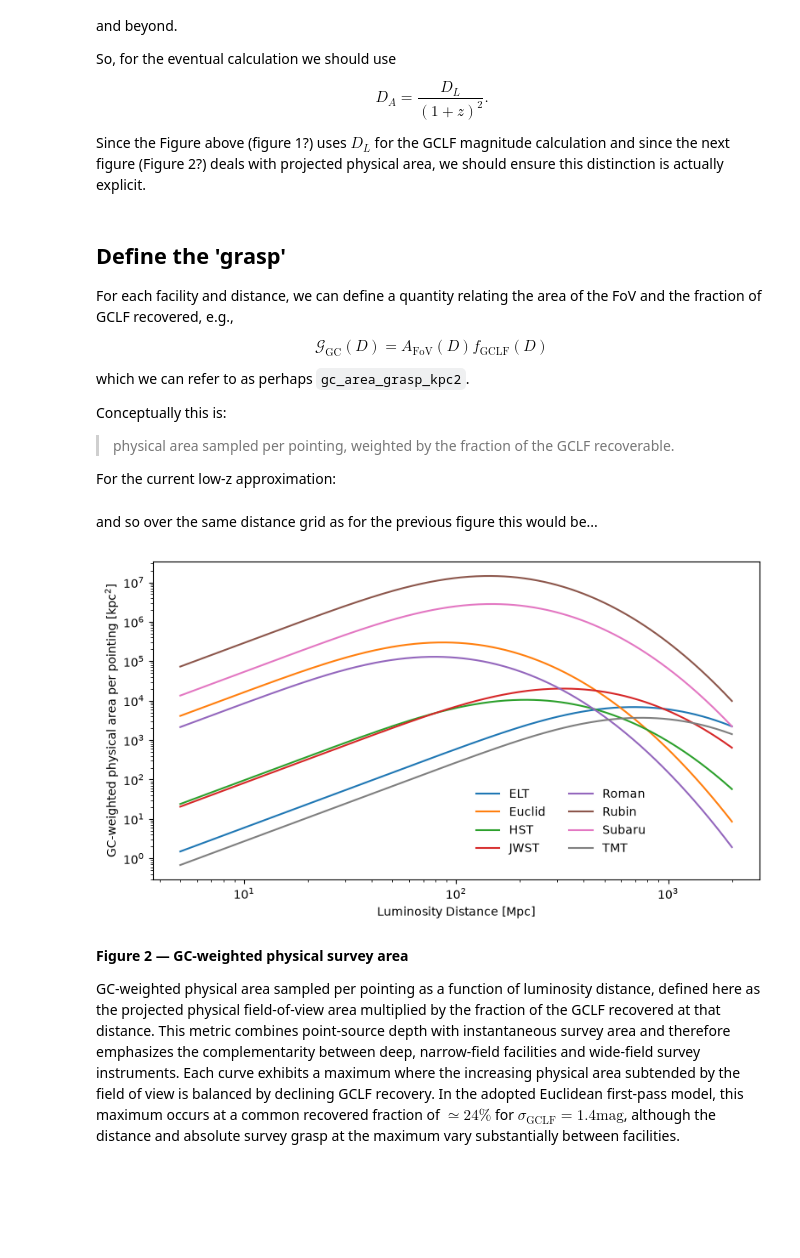
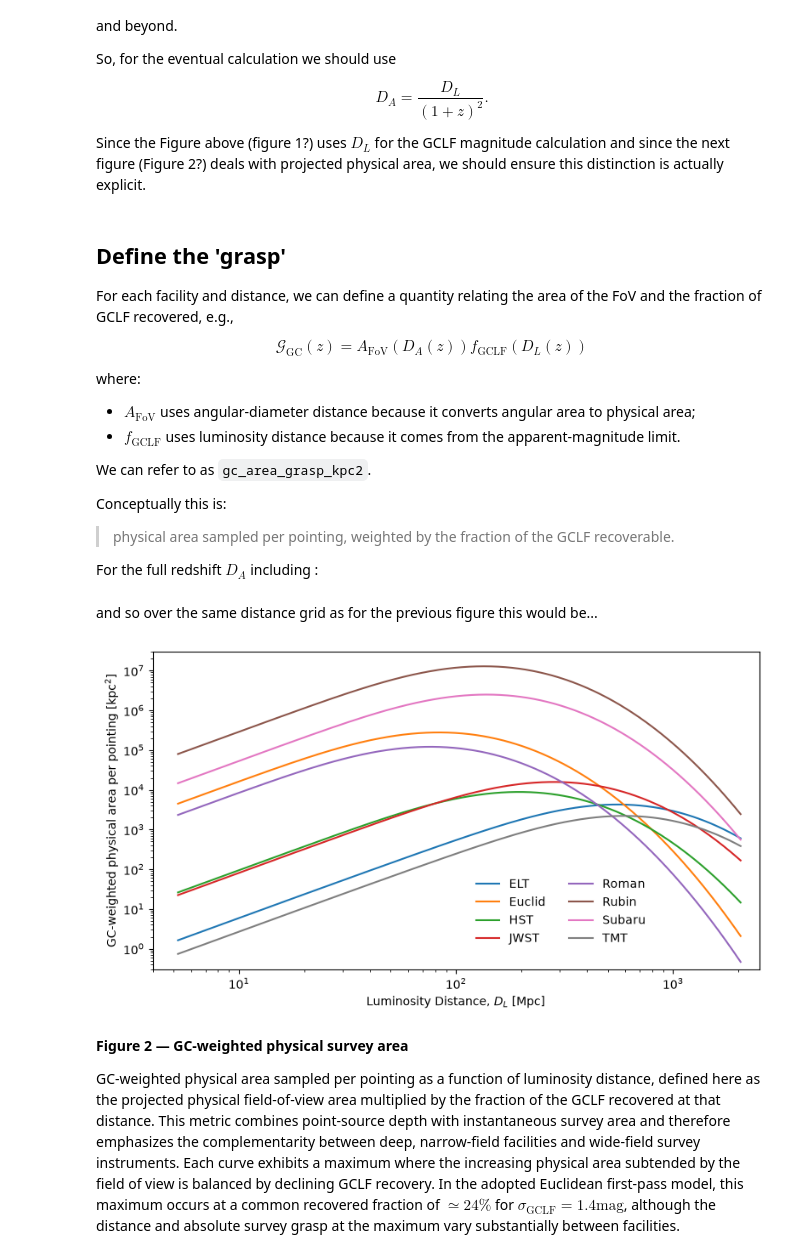
Before and after one commit to Pommers/gc-survey-telescopes, a Jupyter notebook: notebooks/02_gclf_reach.ipynb, the cells around one changed output. Saved outputs shown, nothing was run; the diff lists cells and outputs as text; code cells hidden in the pictures; blank space fills up the shorter version.

```diff
--- a/notebooks/02_gclf_reach.ipynb
+++ b/notebooks/02_gclf_reach.ipynb
@@ -742,13 +742,18 @@ Since the Figure above (figure 1?) uses $D_L$ for the GCLF magnitude calculation
 
 For each facility and distance, we can define a quantity relating the area of the FoV and the fraction of GCLF recovered, e.g.,
 
-$$\mathcal{G}_\mathrm{GC}(D)=A_\mathrm{FoV}(D)f_\mathrm{GCLF}(D)$$
+$$\mathcal{G}_\mathrm{GC}(z)=A_\mathrm{FoV}(D_A(z))f_\mathrm{GCLF}(D_L(z))$$
 
-which we can refer to as perhaps `gc_area_grasp_kpc2`.
+where:
+
+- $A_\mathrm{FoV}$ uses angular-diameter distance because it converts angular area to physical area;
+- $f_\mathrm{GCLF}$ uses luminosity distance because it comes from the apparent-magnitude limit.
+
+We can refer to as `gc_area_grasp_kpc2`.
 
 Conceptually this is:
 
 > physical area sampled per pointing, weighted by the fraction of the GCLF recoverable.
 
-For the current low-z approximation:
+For the full redshift $D_A$ including :
 # %%
@@ -789,6 +820,7 @@ dist = np.logspace(
 )
 
 grasp_rows = []
+
 
 for _, row in reach.iterrows():
 
@@ -799,56 +831,61 @@ for _, row in reach.iterrows():
         "fov_area_deg2"
     ].iloc[0]
 
-    for D in dist:
+    for z, D_L, D_A in zip(z_grid, D_L_grid, D_A_grid):
+
+        f_gc = recovered_fraction(
+            D_L,
+            row["depth_5sigma_ab"],
+            row["M_to_ab"]
+        )
+
+        area = physical_fov_area_kpc2(
+            D_A,
+            fov
+        )
 
         grasp_rows.append({
             "facility": facility,
-            "distance_mpc": D,
-            "gc_fraction": recovered_fraction(
-                D,
-                row["depth_5sigma_ab"],
-                row["M_to_ab"]
-            ),
-            "fov_area_kpc2": physical_fov_area_kpc2(
-                D, fov
-            ),
+            "z": z,
+            "D_L_mpc": D_L,
+            "D_A_mpc": D_A,
+            "gc_fraction": f_gc,
+            "fov_area_kpc2": area,
+            "gc_area_grasp_kpc2": area * f_gc,
         })
 
 grasp = pd.DataFrame(grasp_rows)
-
-grasp["gc_area_grasp_kpc2"] = (
-    grasp["fov_area_kpc2"] *
-    grasp["gc_fraction"]
-)
 # %%
 fig, ax = plt.subplots(figsize=(8, 4.5))
 
-# ax.set_title("Area per pointing vs. Distance\n (Weighted by GCLF recovered fraction)")
+# ax.set_title(r"(New $D_A$) Area per pointing vs. Distance\n (Weighted by GCLF recovered fraction)")
 
 for facility, sub in grasp.groupby("facility"):
 
     ax.plot(
-        sub["distance_mpc"],
+        sub["D_L_mpc"],
         sub["gc_area_grasp_kpc2"],
         label=facility
     )
 
 ax.set_xscale("log")
+ax.set_xlim(4, 2500)
 ax.set_yscale("log")
+ax.set_ylim(0.3, 3e7)
 
-ax.set_xlabel("Luminosity Distance [Mpc]")
+ax.set_xlabel(r"Luminosity Distance, $D_L$ [Mpc]")
 ax.set_ylabel(
     r"GC-weighted physical area per pointing [kpc$^2$]"
 )
 
 ax.legend(frameon=False, ncol=2, bbox_to_anchor=(0.83, 0.32),)
 
 plt.tight_layout()
 plt.savefig(FIGURE_DIR / "gc_weighted_survey_area.png", bbox_inches='tight', format='png', dpi=200)
 
 plt.show()
 # %% [output]
-[figure, old version]
+[figure, new version]
 # %% [markdown]
 **Figure 2 — GC-weighted physical survey area**
 
```
Also changed, not shown: parts of 8 cells of this notebook, 3 other files.
